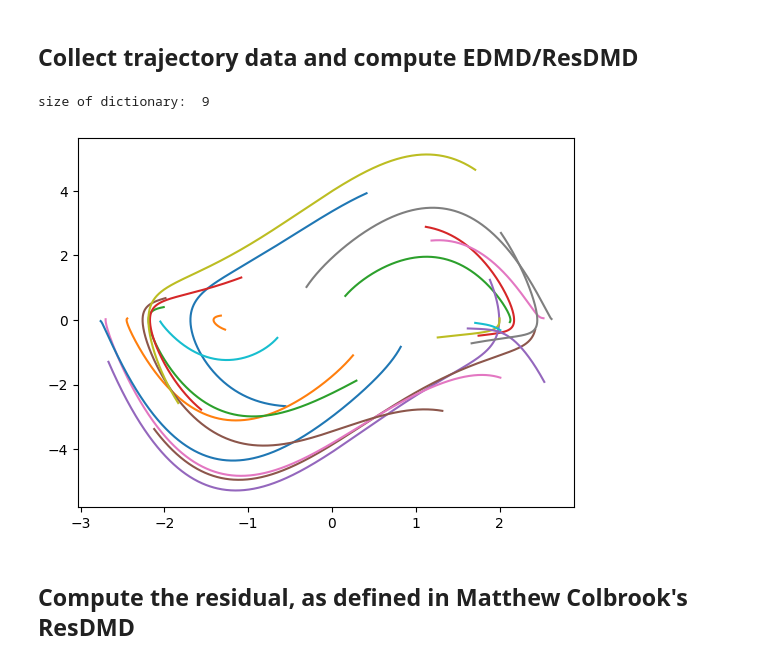
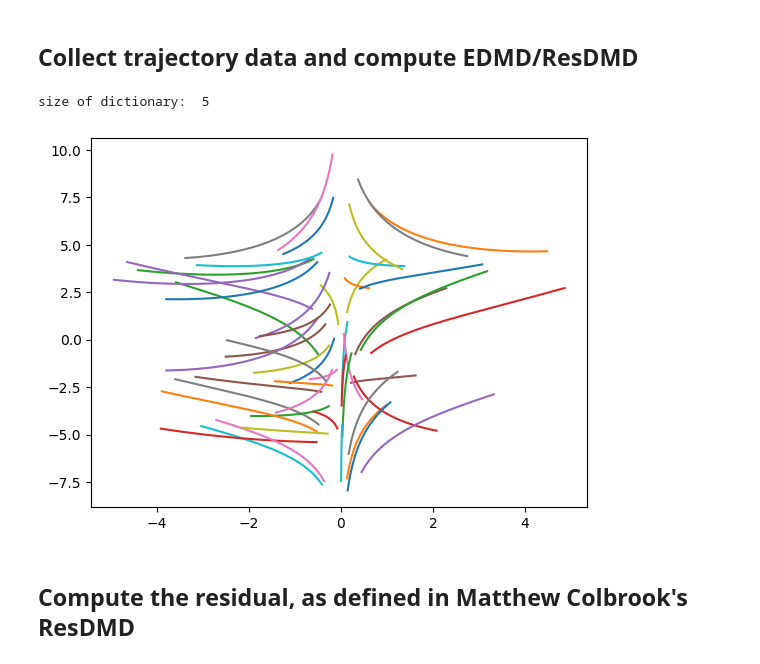
Before and after one commit to jmbosnich/ResDMDc, a Jupyter notebook: ResDMD_forced.ipynb, the cells around one changed output. Cells and saved outputs as stored; diff of their text form; code cells hidden in the pictures.

```diff
--- a/ResDMD_forced.ipynb
+++ b/ResDMD_forced.ipynb
@@ -110,7 +152,7 @@ class DiscreteLinearSystem(object):
 # %% [markdown]
 ## Choose model
 # %%
-model = VanDerPol()
+model = SystemWithKoopmanInvariantSubspace()
 # %% [markdown]
 ## Define dictionaries of observables
 # %%
@@ -143,7 +185,7 @@ class Observables(object):
             lift_x = np.array([
                 x[0],
                 x[1],
-                x[0]*x[1]
+                x[0]**2
             ])
 
         if self.choice == 4:
@@ -268,7 +310,7 @@ $$H_n(x) = (-1)^n \cdot exp\left({\frac{x^2}{2}}\right) \cdot \frac{d^n}{dx^n} e
 # %% [markdown]
 ## Collect trajectory data and compute EDMD/ResDMD
 # %%
-num_trials = 20 # number of resets
+num_trials = 50 # number of resets
 tf = 2
 horizon = int(tf/model.dt) # how long we simulate the system for
 M = num_trials * horizon # M sized data
@@ -277,16 +319,16 @@ traj = np.zeros([2, horizon, num_trials])
 
 ### Choose basis functions ###
 obs_choice = 1  # if handmade basis is used
-order = 4  # if (hermitian) polynomials are used
+order = 6  # if (hermitian) polynomials are used
 cross_terms = False
 
 obs = Observables(obs_choice, order, cross_terms)
-z = obs.poly # choose which basis functions you want to use
+z = obs.handmade # choose which basis functions you want to use
 
 num_obs = len(z(model.reset(), model.sample_input()))
 print("size of dictionary: ", num_obs)
 
-np.random.seed(40) # set the seed for reproducibility
+np.random.seed(42) # set the seed for reproducibility
 
 # EDMD matrices
 A = np.zeros((num_obs, num_obs))
@@ -310,35 +352,35 @@ for k in range(num_trials):
         G += np.outer(z(xt, ut), z(xt, ut))
 
         # ResDMD computation for eval errors
         z_xt = np.delete(z(xt, [0.]), -1)  # delete the control observable
         z_xt_new = np.delete(z(xt_new, [0.]), -1)  # delete the control observable
         A_x += np.outer(z_xt, z_xt_new)
         G_x += np.outer(z_xt, z_xt)
         L_x += np.outer(z_xt_new, z_xt_new)
 
         # reset for next loop
         xt = xt_new
         ut = ut_new
 
     plt.plot(traj[0,:,k], traj[1,:,k]) # plot trajectories used for training
 A /= M
 G /= M
 A_x /= M
 G_x /= M
 L_x /= M
 
 koopman = np.linalg.pinv(G) @ A
 cont_koopman = logm(koopman)/model.dt
 
 # split apart koopman into A and B matrices
 A = koopman[:num_obs-1,:num_obs-1]
 B = koopman[:num_obs-1, num_obs-1:]
 
 A_cont = cont_koopman[:num_obs-1,:num_obs-1]
 B_cont = cont_koopman[:num_obs-1, num_obs-1:]
 # %% [output]
-size of dictionary:  9
+size of dictionary:  5
-[figure, old version]
+[figure, new version]
 # %% [markdown]
 ## Compute the residual, as defined in Matthew Colbrook's ResDMD
 # %%
```
Also changed, not shown: parts of 3 cells of this notebook.
